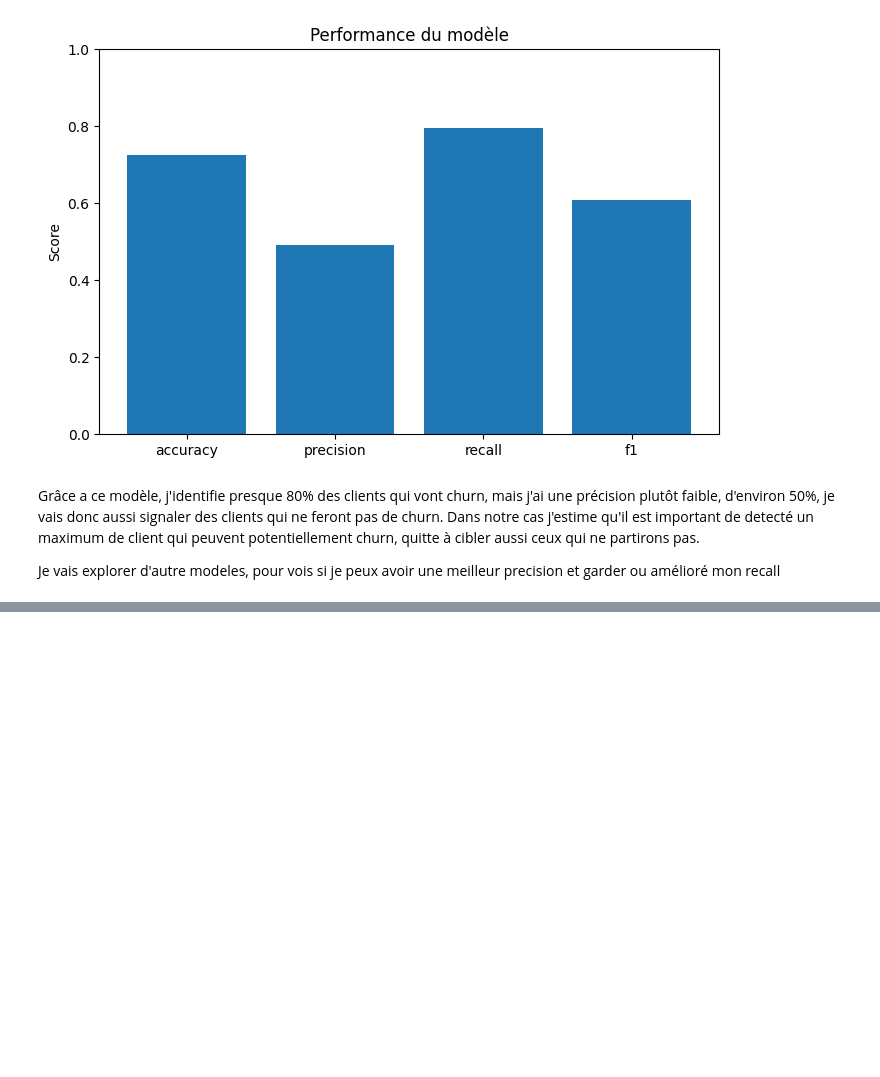
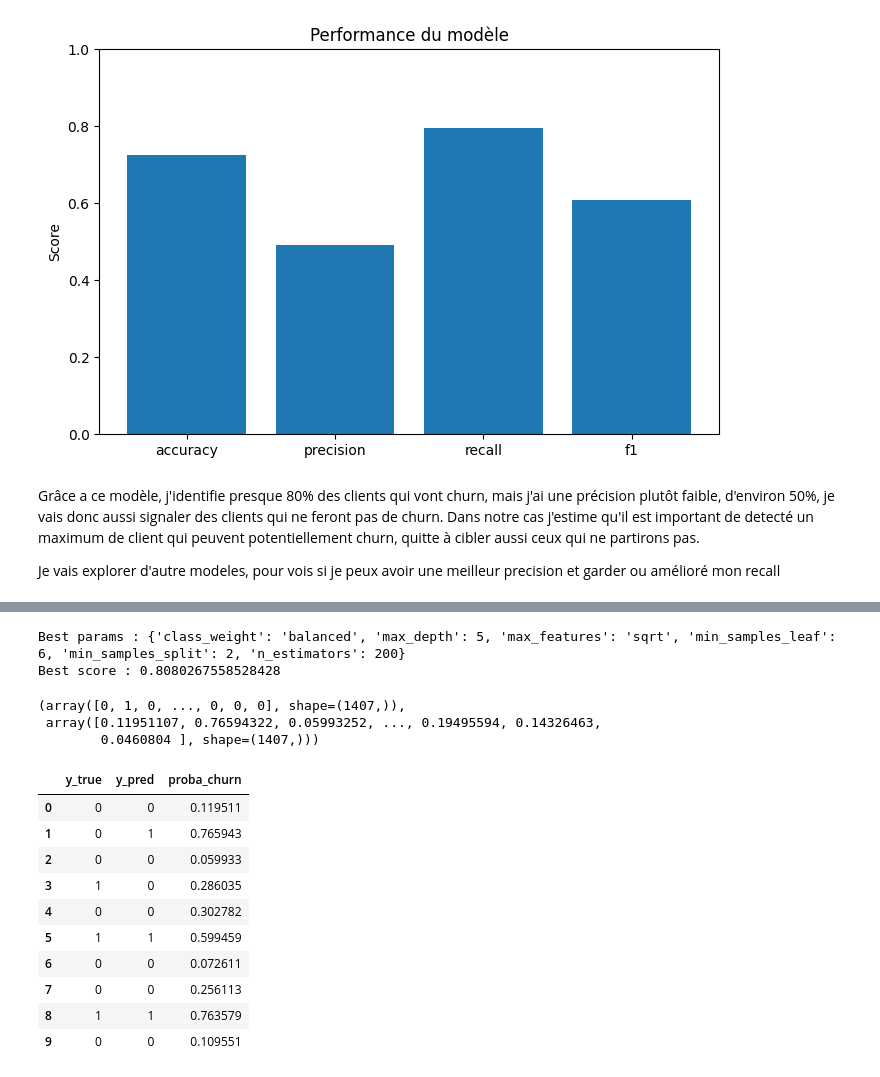
Before and after one commit to JD-datascience-ia/churn-prediction, a Jupyter notebook: notebooks/modeling.ipynb, the cells around one changed output, grey strips where cells are left out. Drawn from its saved outputs; the diff is of its cells as text; code cells hidden in the pictures; blank space fills up the shorter version.

```diff
--- a/notebooks/modeling.ipynb
+++ b/notebooks/modeling.ipynb
@@ -142,0 +207,6 @@ Je vais explorer d'autre modeles, pour vois si je peux avoir une meilleur precis
+# %%
+print("Best params :", grid2.best_params_)
+print("Best score :", grid2.best_score_)
+# %% [output]
+Best params : {'class_weight': 'balanced', 'max_depth': 5, 'max_features': 'sqrt', 'min_samples_leaf': 6, 'min_samples_split': 2, 'n_estimators': 200}
+Best score : 0.8080267558528428
@@ -142,0 +218,26 @@ Je vais explorer d'autre modeles, pour vois si je peux avoir une meilleur precis
+# %%
+y_pred2, y_proba2
+# %% [output]
+(array([0, 1, 0, ..., 0, 0, 0], shape=(1407,)),
+ array([0.11951107, 0.76594322, 0.05993252, ..., 0.19495594, 0.14326463,
+        0.0460804 ], shape=(1407,)))
+# %%
+results = pd.DataFrame({
+    "y_true": y_test,
+    "y_pred": y_pred2,
+    "proba_churn": y_proba2
+})
+
+results.head(10)
+# %% [output]
+|  | y_true | y_pred | proba_churn |
+| 0 | 0 | 0 | 0.119511 |
+| 1 | 0 | 1 | 0.765943 |
+| 2 | 0 | 0 | 0.059933 |
+| 3 | 1 | 0 | 0.286035 |
+| 4 | 0 | 0 | 0.302782 |
+| 5 | 1 | 1 | 0.599459 |
+| 6 | 0 | 0 | 0.072611 |
+| 7 | 0 | 0 | 0.256113 |
+| 8 | 1 | 1 | 0.763579 |
+| 9 | 0 | 0 | 0.109551 |
```
Also changed, not shown: parts of 12 cells of this notebook.
